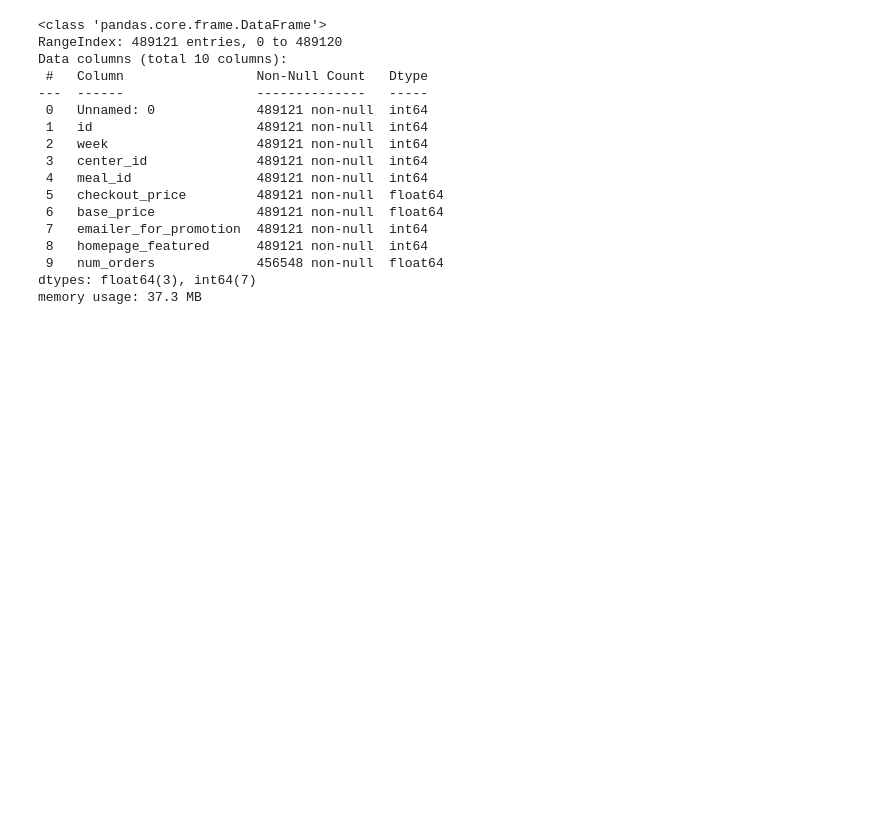
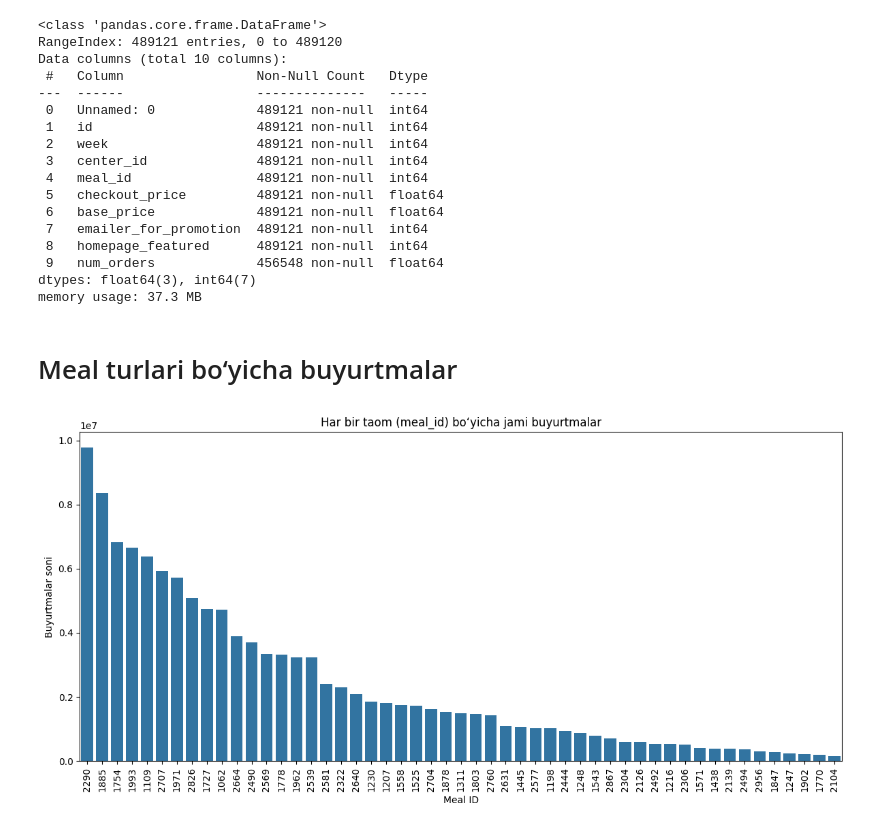
Before and after one commit to rasulbekdeveloper907/SML_2_PR, a Jupyter notebook: Notebooks/data_analysis.ipynb, the cells around one changed output. Cells and saved outputs as stored; diff of their text form; code cells hidden in the pictures; blank space fills up the shorter version.

```diff
--- a/Notebooks/data_analysis.ipynb
+++ b/Notebooks/data_analysis.ipynb
@@ -50,3 +52,22 @@ Data columns (total 10 columns):
  9   num_orders             456548 non-null  float64
 dtypes: float64(3), int64(7)
 memory usage: 37.3 MB
+# %% [markdown]
+# Meal turlari bo‘yicha buyurtmalar
+# %%
+# Meal_id bo‘yicha buyurtmalar soni
+import matplotlib.pyplot as plt
+import seaborn as sns
+meal_orders = df.groupby("meal_id")["num_orders"].sum().sort_values(ascending=False)
+
+# Vizualizatsiya
+plt.figure(figsize=(12,6))
+sns.barplot(x=meal_orders.index.astype(str), y=meal_orders.values)
+plt.xticks(rotation=90)
+plt.title("Har bir taom (meal_id) bo‘yicha jami buyurtmalar")
+plt.xlabel("Meal ID")
+plt.ylabel("Buyurtmalar soni")
+plt.tight_layout()
+plt.show()
+# %% [output]
+[figure, added]
```
Also changed, not shown: parts of 22 cells of this notebook, 2 other files.
